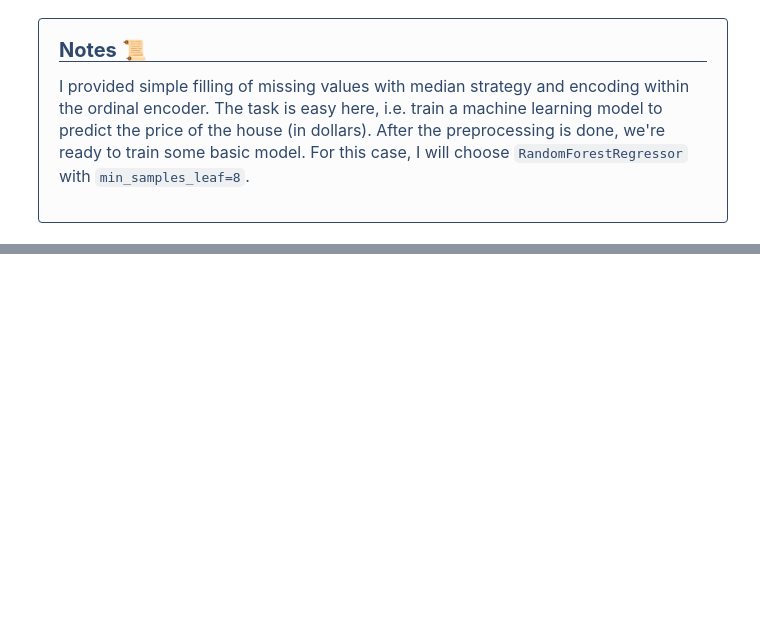
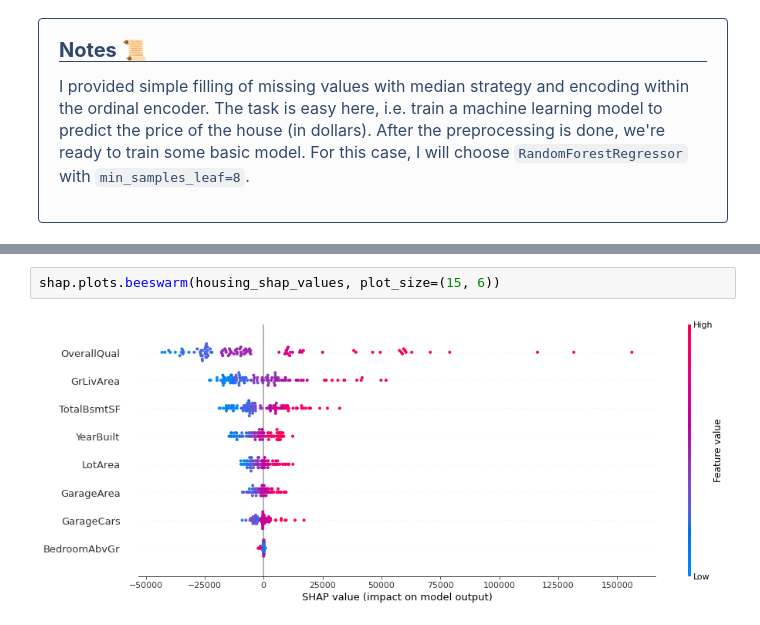
Before and after one commit to mateuszk098/kaggle-notebooks, a Jupyter notebook: shap_shapley_values/shap_notes.ipynb, the cells around one changed output, grey strips where cells are left out. Saved outputs shown, nothing was run; the diff lists cells and outputs as text; blank space fills up the shorter version.

```diff
--- a/shap_shapley_values/shap_notes.ipynb
+++ b/shap_shapley_values/shap_notes.ipynb
@@ -1068,0 +1025,4 @@ shap.decision_plot(
+# %%
+shap.plots.beeswarm(housing_shap_values, plot_size=(15, 6))
+# %% [output]
+[figure, added]
```
Also changed, not shown: parts of 63 cells of this notebook.
